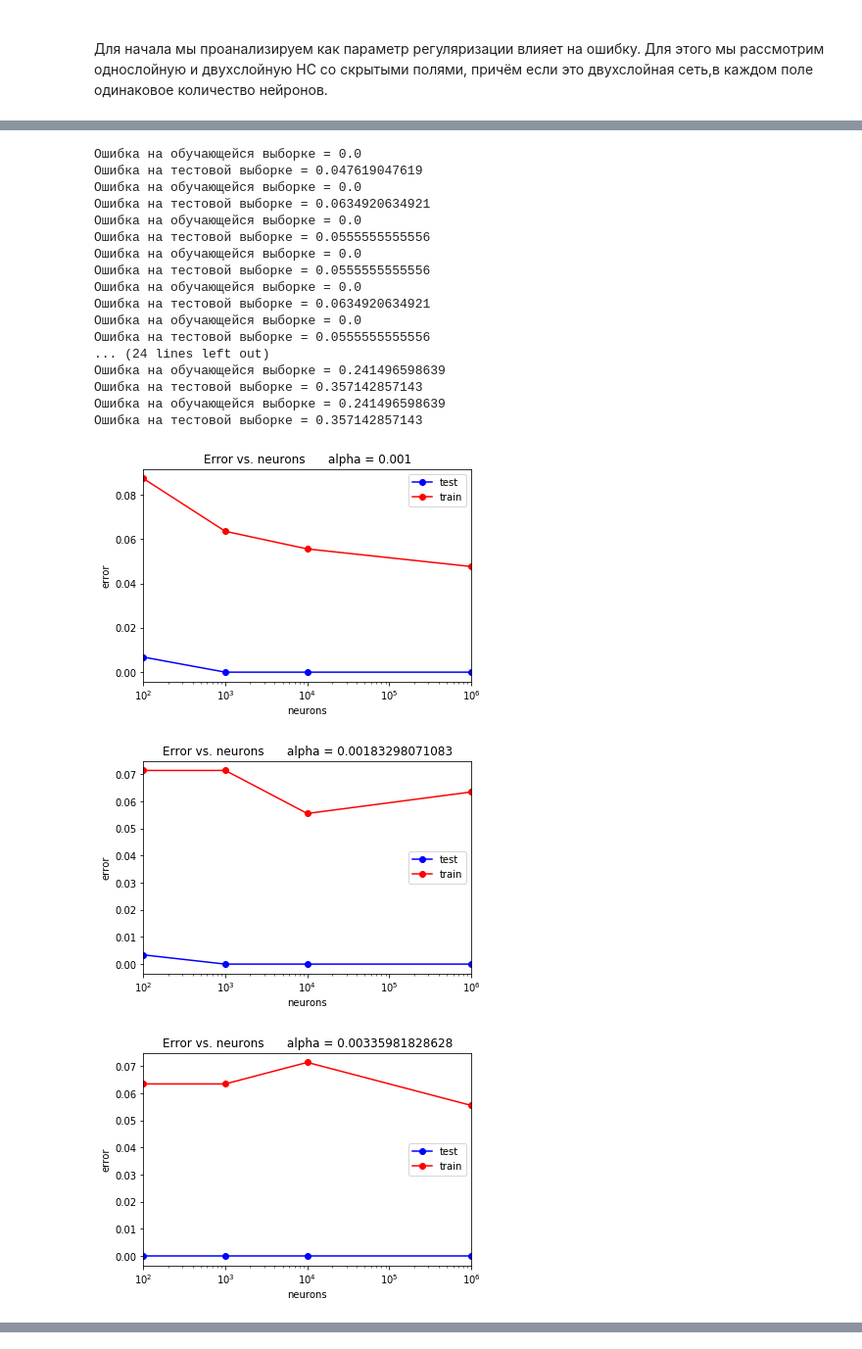
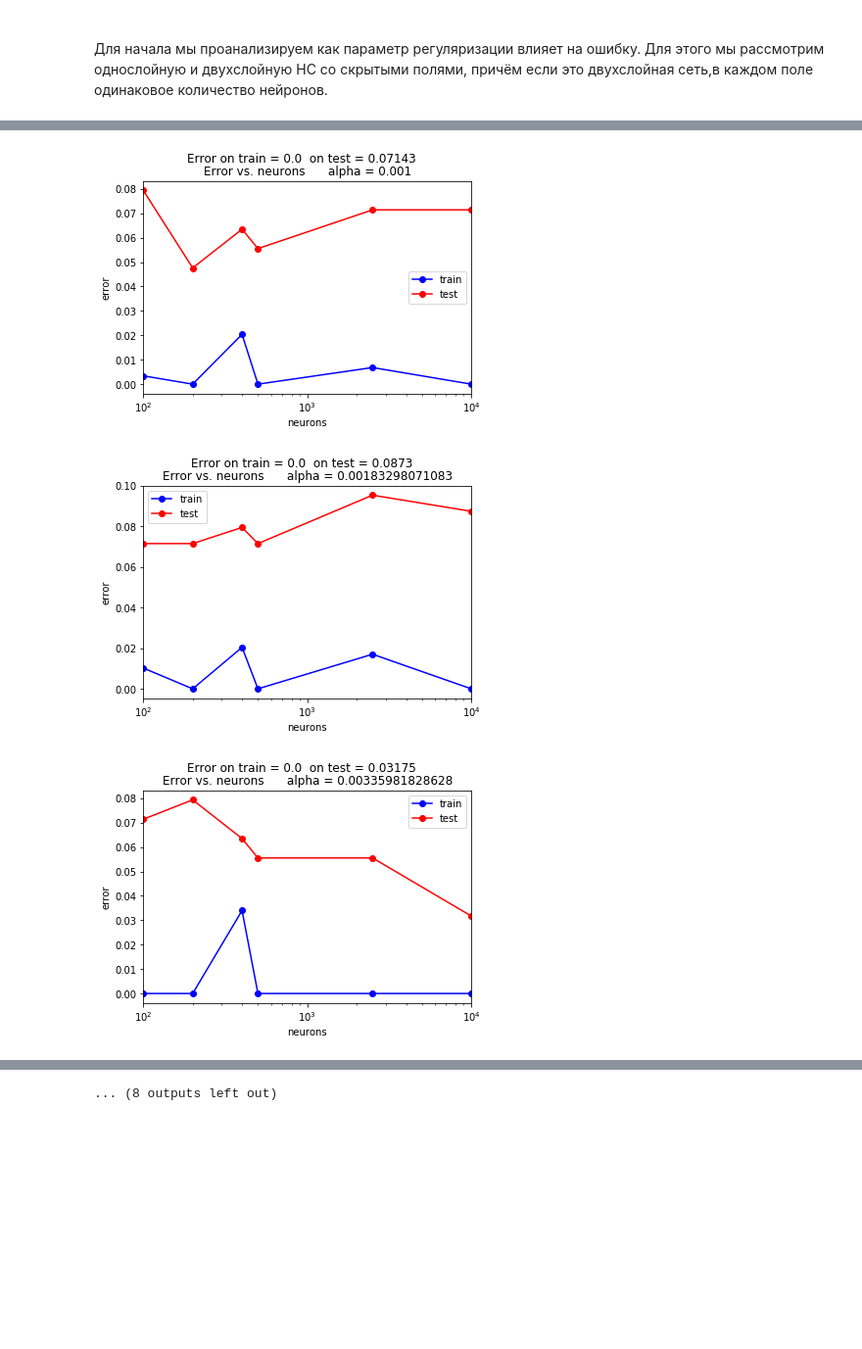
Before and after one commit to SergeyOsechkin/MachineLearningNNGU, a Jupyter notebook: Solution.ipynb, the cells around one changed output, grey strips where cells are left out. Shown at 98% size. Saved outputs shown, nothing was run; the diff lists cells and outputs as text; code cells hidden in the pictures; blank space fills up the shorter version.

```diff
--- a/Solution.ipynb
+++ b/Solution.ipynb
@@ -468,9 +468,9 @@ from sklearn.neural_network import MLPClassifier
 <br>Для начала мы проанализируем как параметр регуляризации влияет на ошибку. Для этого мы рассмотрим однослойную и двухслойную НС со скрытыми полями, причём если это двухслойная сеть,в каждом поле одинаковое количество нейронов. <br>
 # %%
 alpha_arr = np.logspace(-3, 2, 20)
-neuron_arr = [(100),(200),(20,20),(1000),(100,100),(1000,1000)]
+neuron_arr = [(100),(200),(20,20),(500),(50,50),(100,100)]
 i = 1
-max_error = []
+min_error = []
 for neuron in neuron_arr:
     test_err = []
     train_err = []
@@ -484,18 +484,21 @@ for neuron in neuron_arr:
         train_err.append(np.mean(Y_train.values.ravel() != Y_train_pred))
         test_err.append(np.mean(Y_test.values.ravel() != Y_test_pred))
 
-    print('Ошибка на обучающейся выборке = ' + str(np.mean(Y_train.values.ravel() != Y_train_pred)))
-    print('Ошибка на тестовой выборке = ' + str(np.mean(Y_test.values.ravel() != Y_test_pred)))
+    erob = u'Error on train = ' + str(round(np.mean(Y_train.values.ravel() != Y_train_pred),5))
+    ertr = u'  on test = ' + str(round(np.mean(Y_test.values.ravel() != Y_test_pred),5))
 
-    max_error.append([np.max(train_err),np.max(test_err)])
+
+    min_error.append(np.min(test_err))
+    alpha_opt.append(alpha_arr[test_err == np.min(test_err)])
 
     plt.figure(i)
-    plt.semilogx(alpha_arr, train_err, 'b-o', label = 'test')
-    plt.semilogx(alpha_arr, test_err, 'r-o', label = 'train')
+    plt.semilogx(alpha_arr, train_err, 'b-o', label = 'train')
+    plt.semilogx(alpha_arr, test_err, 'r-o', label = 'test')
     plt.xlim([np.min(alpha_arr), np.max(alpha_arr)])
     plt.title('Error vs. alpha' + '     neurons = ' + str(neuron))
     plt.xlabel('alpha')
     plt.ylabel('error')
+    plt.suptitle(erob + ertr)
     plt.legend()
     i = i + 1
     pass
@@ -517,53 +524,34 @@ for neuron in neuron_arr:
 # %%
-nr = (100,1000,10000,1000000) #Перемножили количество нейронов для наглядности
-max_error_n = []
+nr = (100,200,400,500,2500,10000) #Перемножили количество нейронов для наглядности
 i = 1
 for alpha in alpha_arr:
     test_err = []
     train_err = []
     for neuron in neuron_arr:
         mlp_model = MLPClassifier(alpha = alpha, hidden_layer_sizes = neuron,
                                   solver = 'lbfgs', activation = 'logistic')
         mlp_model.fit(X_train, Y_train)
 
         Y_train_pred = mlp_model.predict(X_train)
         Y_test_pred = mlp_model.predict(X_test)
         train_err.append(np.mean(Y_train.values.ravel() != Y_train_pred))
         test_err.append(np.mean(Y_test.values.ravel() != Y_test_pred))
 
-    print('Ошибка на обучающейся выборке = ' + str(np.mean(Y_train.values.ravel() != Y_train_pred)))
-    print('Ошибка на тестовой выборке = ' + str(np.mean(Y_test.values.ravel() != Y_test_pred)))
-
-    max_error_n.append([np.max(train_err),np.max(test_err)])
+    erob = u'Error on train = ' + str(round(np.mean(Y_train.values.ravel() != Y_train_pred),5))
+    ertr = u'  on test = ' + str(round(np.mean(Y_test.values.ravel() != Y_test_pred),5))
 
     plt.figure(i)
-    plt.semilogx(nr, train_err, 'b-o', label = 'test')
-    plt.semilogx(nr, test_err, 'r-o', label = 'train')
+    plt.semilogx(nr, train_err, 'b-o', label = 'train')
+    plt.semilogx(nr, test_err, 'r-o', label = 'test')
     plt.xlim([np.min(nr), np.max(nr)])
     plt.title('Error vs. neurons' + '      alpha = ' + str(alpha))
     plt.xlabel('neurons')
     plt.ylabel('error')
+    plt.suptitle(erob + ertr)
     plt.legend()
     i=i+1
     pass
 # %% [output]
-Ошибка на обучающейся выборке = 0.0
-Ошибка на тестовой выборке = 0.047619047619
-Ошибка на обучающейся выборке = 0.0
-Ошибка на тестовой выборке = 0.0634920634921
-Ошибка на обучающейся выборке = 0.0
-Ошибка на тестовой выборке = 0.0555555555556
-Ошибка на обучающейся выборке = 0.0
-Ошибка на тестовой выборке = 0.0555555555556
-Ошибка на обучающейся выборке = 0.0
-Ошибка на тестовой выборке = 0.0634920634921
-Ошибка на обучающейся выборке = 0.0
-Ошибка на тестовой выборке = 0.0555555555556
-... (24 lines left out)
-Ошибка на обучающейся выборке = 0.241496598639
-Ошибка на тестовой выборке = 0.357142857143
-Ошибка на обучающейся выборке = 0.241496598639
-Ошибка на тестовой выборке = 0.357142857143
-[figure, old version]
+[figure, new version]
-[figure, old version]
+[figure, new version]
-[figure, old version]
+[figure, new version]
@@ -578,0 +567 @@ for alpha in alpha_arr:
+... (8 outputs left out)
```
Also changed, not shown: parts of 8 cells of this notebook.
